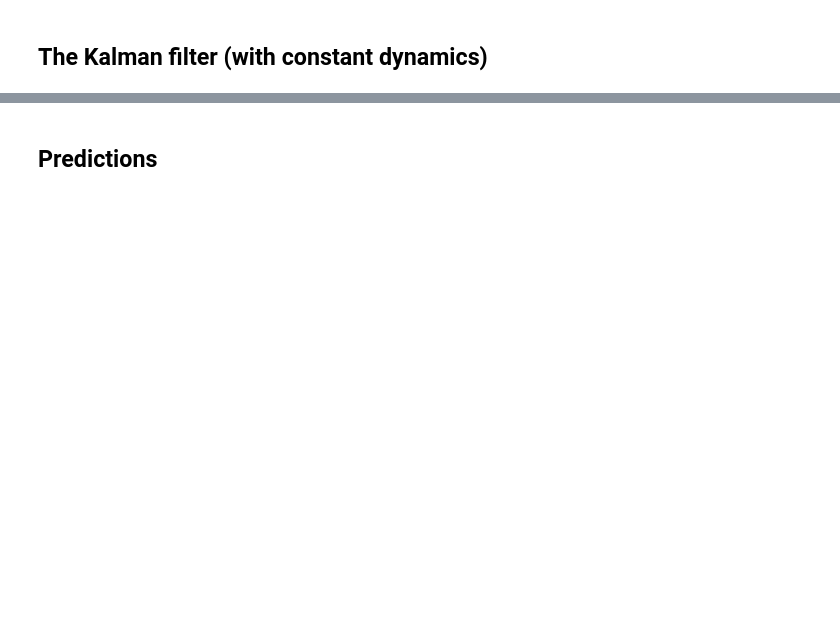
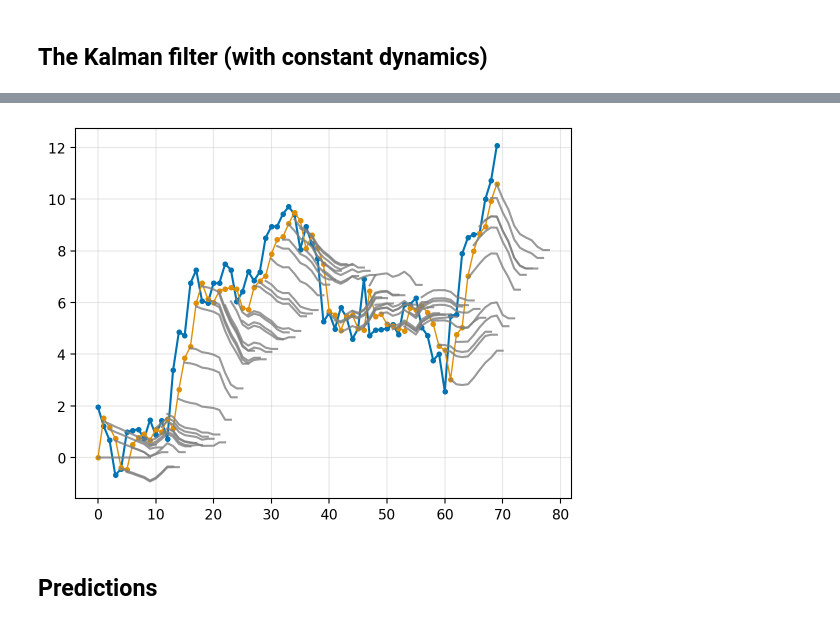
Before and after one commit to gerdm/filtering-notes, a Jupyter notebook: 03-kalman-filter/kalman-filter.ipynb, the cells around one changed output, grey strips where cells are left out. Cells and saved outputs as stored; diff of their text form; code cells hidden in the pictures; blank space fills up the shorter version.

```diff
--- a/03-kalman-filter/kalman-filter.ipynb
+++ b/03-kalman-filter/kalman-filter.ipynb
@@ -97,3 +96,15 @@ plt.grid(alpha=0.3)
+# %%
+pred_ahead = jnp.einsum("m,skm->sk", H, hist["mu_forecast"])
+steps_ahead = jnp.arange(n_steps)[:, None] + jnp.arange(10)[None, :]
+
+plt.plot(sample["y"], marker="o", markersize=3, label="observed")
+plt.plot(hist["yhat"], marker="o", markersize=3, label="one-step-ahead forecast", linewidth=1.0)
+
+for k_steps, k_pred in zip(steps_ahead, pred_ahead):
+    plt.plot(k_steps, k_pred, c="gray", alpha=0.8)
+plt.grid(alpha=0.3)
+# %% [output]
+[figure, added]
 # %% [markdown]
 ## Predictions
 # %%
```
Also changed, not shown: parts of 19 cells of this notebook.
